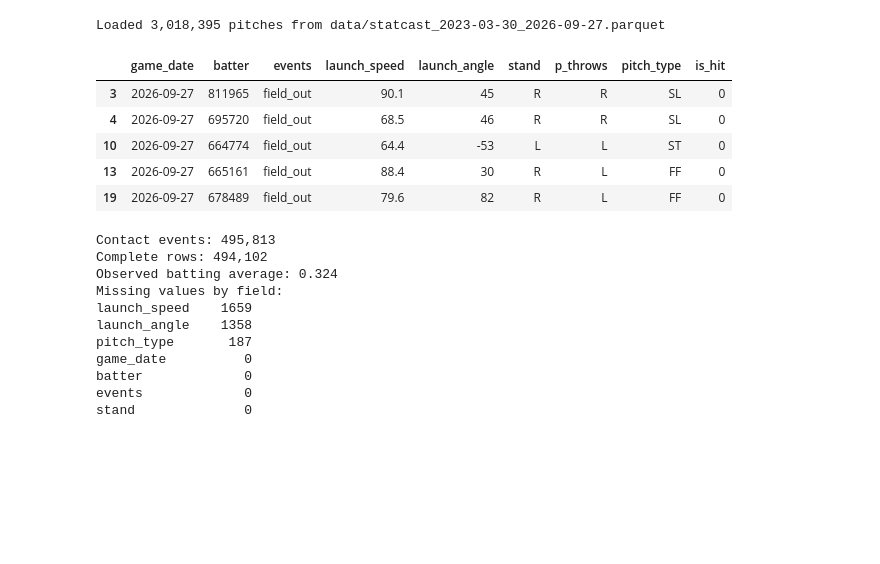
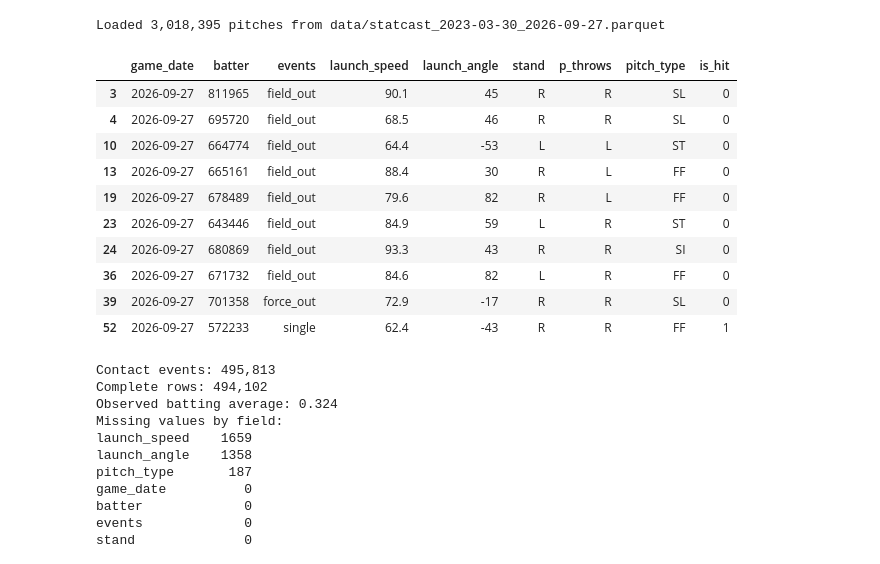
Before and after one commit to evanfroehlich/mlb_expected_stats_model, a Jupyter notebook: xBA_model.ipynb, the cells around one changed output. Saved outputs shown, nothing was run; the diff lists cells and outputs as text; code cells hidden in the pictures; blank space fills up the shorter version.

```diff
--- a/xBA_model.ipynb
+++ b/xBA_model.ipynb
@@ -27,21 +31,30 @@ bbe = {'field_out', 'single', 'double', 'home_run', 'force_out', 'grounded_into_
 # %%
+bbe = {'field_out', 'single', 'double', 'home_run', 'force_out', 'grounded_into_double_play',
+       'field_error', 'sac_fly', 'triple', 'fielders_choice', 'double_play', 'fielders_choice_out',
+       'sac_fly_double_play', 'triple_play'}
+
 contact = raw.loc[
     (raw.events.isin(bbe)) & (raw.game_type == 'R'),
     ['game_date', 'batter', 'events', 'launch_speed',
      'launch_angle', 'stand', 'p_throws', 'pitch_type']]
 
 contact['is_hit'] = contact["events"].isin(
     {"single", "double", "triple", "home_run"}
 ).astype(int)
 
-contact.head()
+contact.head(10)
 # %% [output]
 |  | game_date | batter | events | launch_speed | launch_angle | stand | p_throws | pitch_type | is_hit |
 | 3 | 2026-09-27 | 811965 | field_out | 90.1 | 45 | R | R | SL | 0 |
 | 4 | 2026-09-27 | 695720 | field_out | 68.5 | 46 | R | R | SL | 0 |
 | 10 | 2026-09-27 | 664774 | field_out | 64.4 | -53 | L | L | ST | 0 |
 | 13 | 2026-09-27 | 665161 | field_out | 88.4 | 30 | R | L | FF | 0 |
 | 19 | 2026-09-27 | 678489 | field_out | 79.6 | 82 | R | L | FF | 0 |
+| 23 | 2026-09-27 | 643446 | field_out | 84.9 | 59 | L | R | ST | 0 |
+| 24 | 2026-09-27 | 680869 | field_out | 93.3 | 43 | R | R | SI | 0 |
+| 36 | 2026-09-27 | 671732 | field_out | 84.6 | 82 | L | R | FF | 0 |
+| 39 | 2026-09-27 | 701358 | force_out | 72.9 | -17 | R | R | SL | 0 |
+| 52 | 2026-09-27 | 572233 | single | 62.4 | -43 | R | R | FF | 1 |
 # %%
 model_data = contact.dropna(
     subset=["launch_speed", "launch_angle", "stand", "p_throws", "pitch_type", "is_hit"]
```
Also changed, not shown: parts of 12 cells of this notebook, 1 other file.
